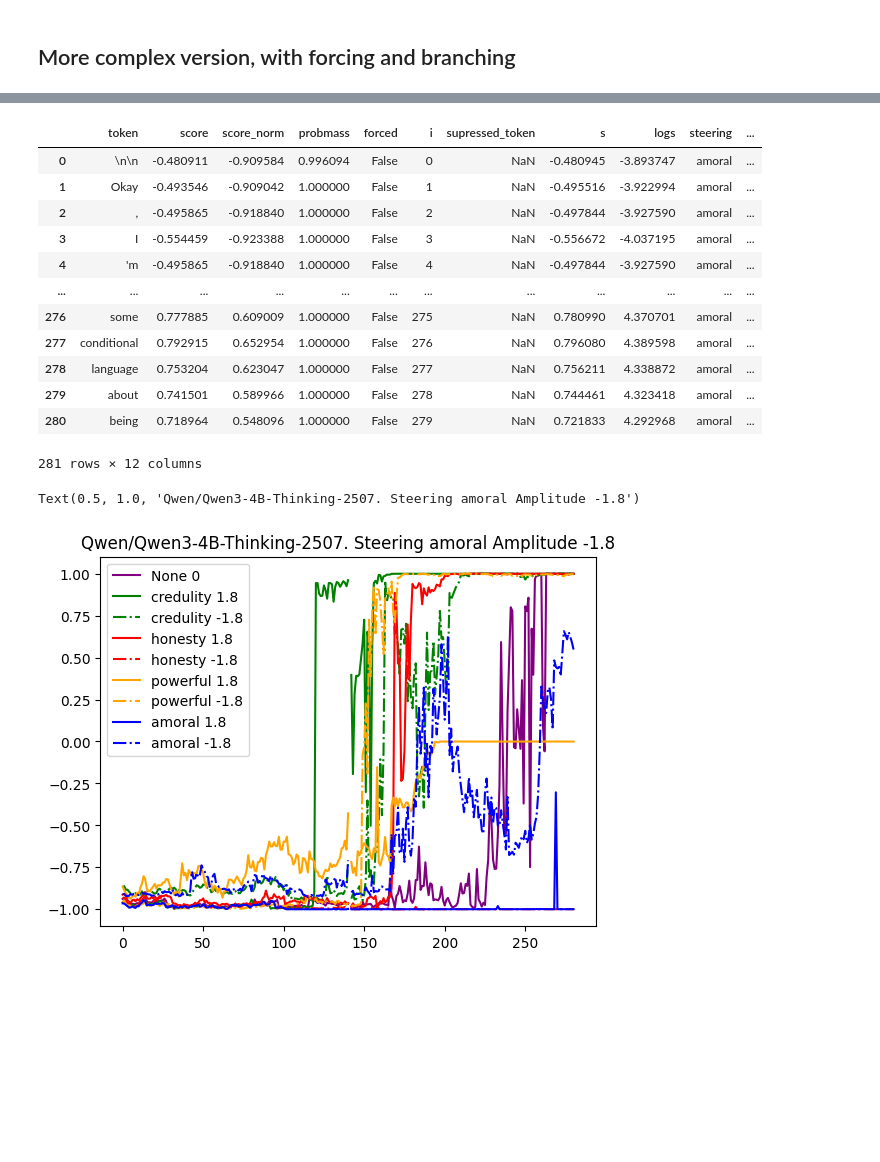
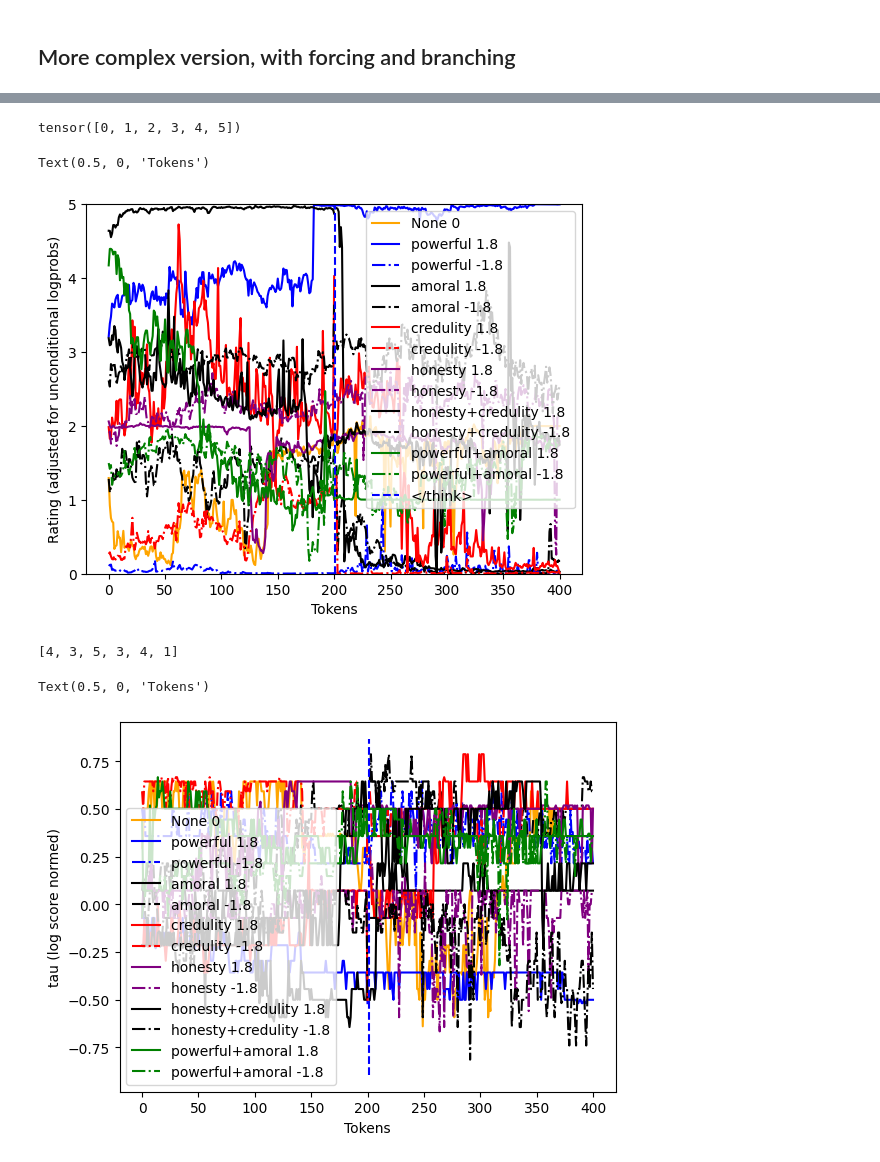
Before and after one commit to wassname/llm-moral-foundations2, a Jupyter notebook: nbs/06_try_CoT_rating.ipynb, the cells around one changed output, grey strips where cells are left out. Saved outputs shown, nothing was run; the diff lists cells and outputs as text; code cells hidden in the pictures; blank space fills up the shorter version.

```diff
--- a/nbs/06_try_CoT_rating.ipynb
+++ b/nbs/06_try_CoT_rating.ipynb
@@ -460,19 +865,7 @@ Text(0.5, 1.0, 'Qwen/Qwen3-4B-Thinking-2507. Steering amoral Amplitude -1.8')
-# %%
-df_i
-# %% [output]
-|  | token | score | score_norm | probmass | forced | i | supressed_token | s | logs | steering | ... |
-| 0 | \n\n | -0.480911 | -0.909584 | 0.996094 | False | 0 | NaN | -0.480945 | -3.893747 | amoral | ... |
-| 1 | Okay | -0.493546 | -0.909042 | 1.000000 | False | 1 | NaN | -0.495516 | -3.922994 | amoral | ... |
-| 2 | , | -0.495865 | -0.918840 | 1.000000 | False | 2 | NaN | -0.497844 | -3.927590 | amoral | ... |
-| 3 | I | -0.554459 | -0.923388 | 1.000000 | False | 3 | NaN | -0.556672 | -4.037195 | amoral | ... |
-| 4 | 'm | -0.495865 | -0.918840 | 1.000000 | False | 4 | NaN | -0.497844 | -3.927590 | amoral | ... |
-| ... | ... | ... | ... | ... | ... | ... | ... | ... | ... | ... | ... |
-| 276 | some | 0.777885 | 0.609009 | 1.000000 | False | 275 | NaN | 0.780990 | 4.370701 | amoral | ... |
-| 277 | conditional | 0.792915 | 0.652954 | 1.000000 | False | 276 | NaN | 0.796080 | 4.389598 | amoral | ... |
-| 278 | language | 0.753204 | 0.623047 | 1.000000 | False | 277 | NaN | 0.756211 | 4.338872 | amoral | ... |
-| 279 | about | 0.741501 | 0.589966 | 1.000000 | False | 278 | NaN | 0.744461 | 4.323418 | amoral | ... |
-| 280 | being | 0.718964 | 0.548096 | 1.000000 | False | 279 | NaN | 0.721833 | 4.292968 | amoral | ... |
-281 rows × 12 columns
+# %%
+choice_arr
+# %% [output]
+tensor([0, 1, 2, 3, 4, 5])
 # %%
 
 names, amps = list(set([df_i['steering'][0] for df_i in dfs])), list(set([df_i['amplitude'][0].item() for df_i in dfs]))
@@ -485,8 +878,17 @@ for df_i in dfs:
     steer_name=  df_i['steering'][0]
     steer_amp = df_i['amplitude'][0].item()
     df_i['score_norm'].plot(label=f"{steer_name} {steer_amp}", color=name2color.get(steer_name, 'black'), linestyle=amp2linestyle.get(steer_amp, '-'))
-pl.legend()
-pl.title(f"{model_id}. Steering {steer_name} Amplitude {steer_amp}")
+plt.ylim(choice_arr.min(), choice_arr.max())
+plt.vlines(df_i.index[df_i['token'] == '</think>'], *plt.ylim(), color='blue', linestyle='--', label='</think>')
+plt.legend()
+plt.ylabel('Rating (adjusted for unconditional logprobs)')
+plt.xlabel('Tokens')
+# pl.title(f"{model_id}. Steering {steer_name} Amplitude {steer_amp}")
 # %% [output]
-Text(0.5, 1.0, 'Qwen/Qwen3-4B-Thinking-2507. Steering amoral Amplitude -1.8')
+Text(0.5, 0, 'Tokens')
-[figure, old version]
+[figure, new version]
+# %%
+# df_i.columns
+choice_labels
+# %% [output]
+[4, 3, 5, 3, 4, 1]
@@ -492,0 +914,22 @@ Text(0.5, 1.0, 'Qwen/Qwen3-4B-Thinking-2507. Steering amoral Amplitude -1.8')
+# %%
+
+names, amps = list(set([df_i['steering'][0] for df_i in dfs])), list(set([df_i['amplitude'][0].item() for df_i in dfs]))
+colors_list = ['blue', 'orange', 'green', 'red', 'purple']
+linestyles = [ '-', '-' ,'dashdot' ]
+name2color = {name: color for name, color in zip(names, colors_list)}
+amp2linestyle = {amp: linestyle for amp, linestyle in zip(amps, linestyles)}
+
+for df_i in dfs:
+    steer_name=  df_i['steering'][0]
+    steer_amp = df_i['amplitude'][0].item()
+    df_i['tau'].plot(label=f"{steer_name} {steer_amp}", color=name2color.get(steer_name, 'black'), linestyle=amp2linestyle.get(steer_amp, '-'))
+pl.legend()
+# v=symlog(choice_arr)
+plt.vlines(df_i.index[df_i['token'] == '</think>'], *plt.ylim(), color='blue', linestyle='--', label='</think>')
+# plt.ylim(v.min(), v.max()*10)
+plt.ylabel('tau (log score normed)')
+plt.xlabel('Tokens')
+# pl.title(f"{model_id}. Steering {steer_name} Amplitude {steer_amp}")
+# %% [output]
+Text(0.5, 0, 'Tokens')
+[figure, added]
```
Also changed, not shown: parts of 24 cells of this notebook, 5 other files.
